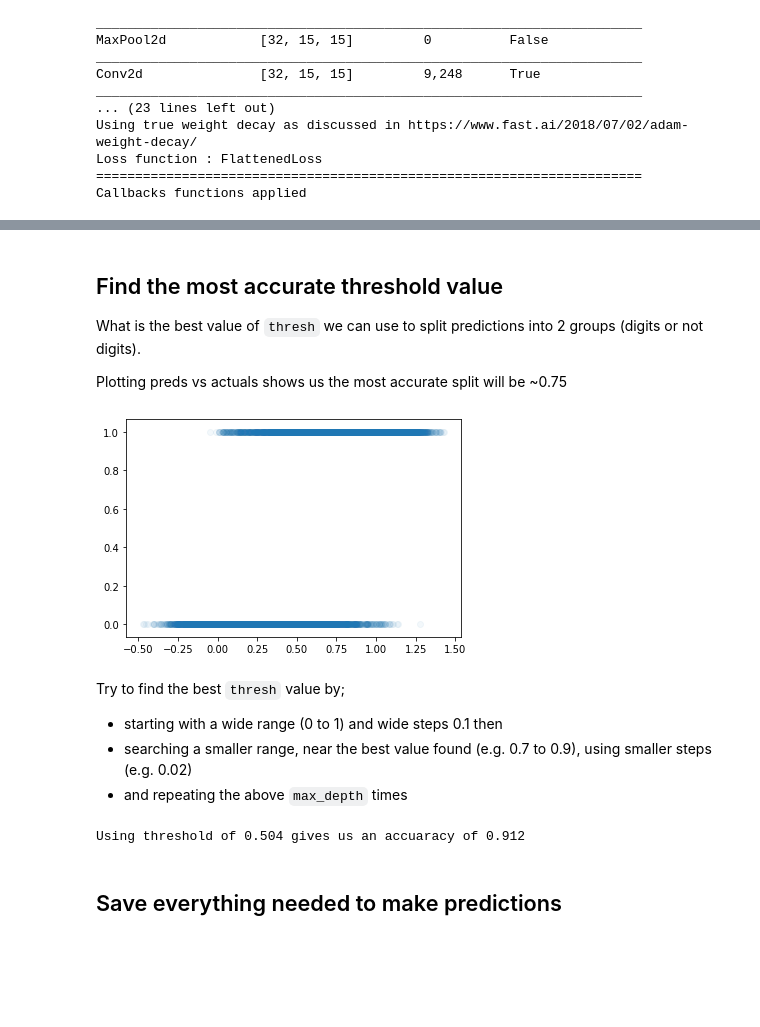
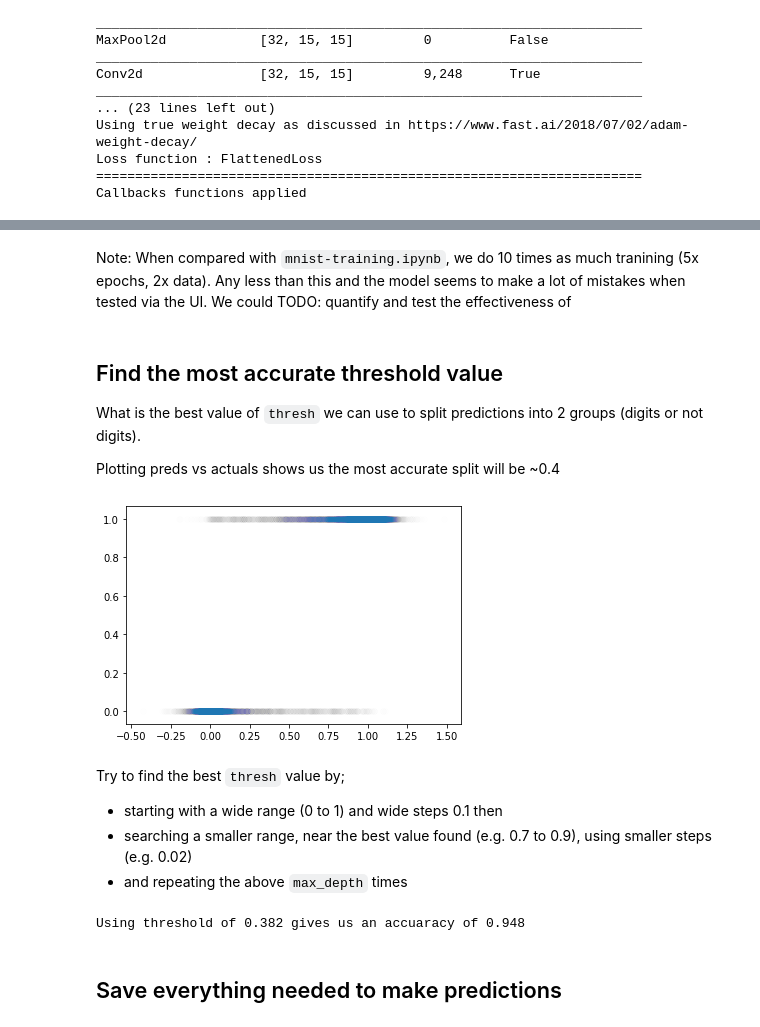
Before and after one commit to pete88b/data-science, a Jupyter notebook: myohddac/notebooks/mnist-or-not-training.ipynb, the cells around one changed output, grey strips where cells are left out. Cells and saved outputs as stored; diff of their text form; code cells hidden in the pictures; blank space fills up the shorter version.

```diff
--- a/myohddac/notebooks/mnist-or-not-training.ipynb
+++ b/myohddac/notebooks/mnist-or-not-training.ipynb
@@ -96,2 +95,0 @@ LR Finder is complete, type {learner_name}.recorder.plot() to see the graph.
-# %%
-learn.fit_one_cycle(1, 5e-3)
@@ -100,0 +96,2 @@ learn.fit_one_cycle(1, 5e-3)
+# %%
+learn.fit_one_cycle(5, 1e-2)
@@ -101,21 +105,26 @@ learn.fit_one_cycle(1, 5e-3)
+# %% [markdown]
+Note: When compared with `mnist-training.ipynb`, we do 10 times as much tranining (5x epochs, 2x data).
+Any less than this and the model seems to make a lot of mistakes when tested via the UI.
+We could
+TODO: quantify and test the effectiveness of
 # %% [markdown]
 ## Find the most accurate threshold value
 
 What is the best value of `thresh` we can use to split predictions into 2 groups (digits or not digits).
 
-Plotting preds vs actuals shows us the most accurate split will be ~0.75
+Plotting preds vs actuals shows us the most accurate split will be ~0.4
 # %%
 y_preds,y_actuals=[],[]
 with torch.no_grad():
     for i, (xb, yb) in enumerate(data.valid_dl):
         y_pred = learn.model(xb)
         y_pred = torch.flatten(y_pred)
         y_preds.append(y_pred)
         y_actuals.append(yb)
 y_preds,y_actuals=torch.cat(y_preds),torch.cat(y_actuals)
-plt.scatter(y_preds.cpu(), y_actuals.cpu(), alpha=.05);
+plt.scatter(y_preds.cpu(), y_actuals.cpu(), alpha=.005);
 # %% [output]
-[figure, old version]
+[figure, new version]
 # %% [markdown]
 Try to find the best `thresh` value by;
 - starting with a wide range (0 to 1) and wide steps 0.1 then
@@ -134,7 +143,7 @@ def search_optimal_thresh(start, step, result=[0], depth=0, max_depth=3):
 opt_acc,opt_thresh=search_optimal_thresh(0, .1)
 print(f'Using threshold of {round(opt_thresh,3)} gives us an accuaracy of {round(opt_acc, 3)}')
 # %% [output]
-Using threshold of 0.504 gives us an accuaracy of 0.912
+Using threshold of 0.382 gives us an accuaracy of 0.948
 # %%
 # we'll need access to the best thresh value at inference time
 learn.model.opt_thresh=round(opt_thresh,3)
```
Also changed, not shown: parts of 5 cells of this notebook, 7 other files.
